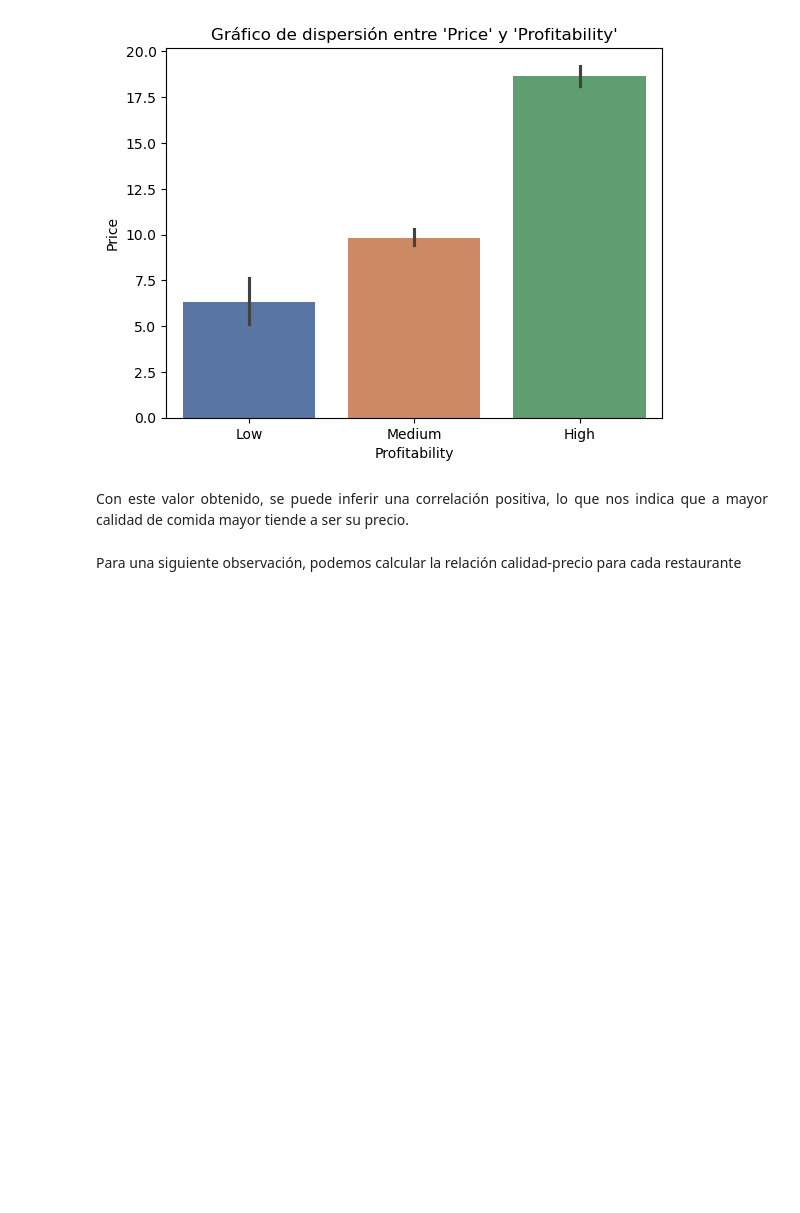
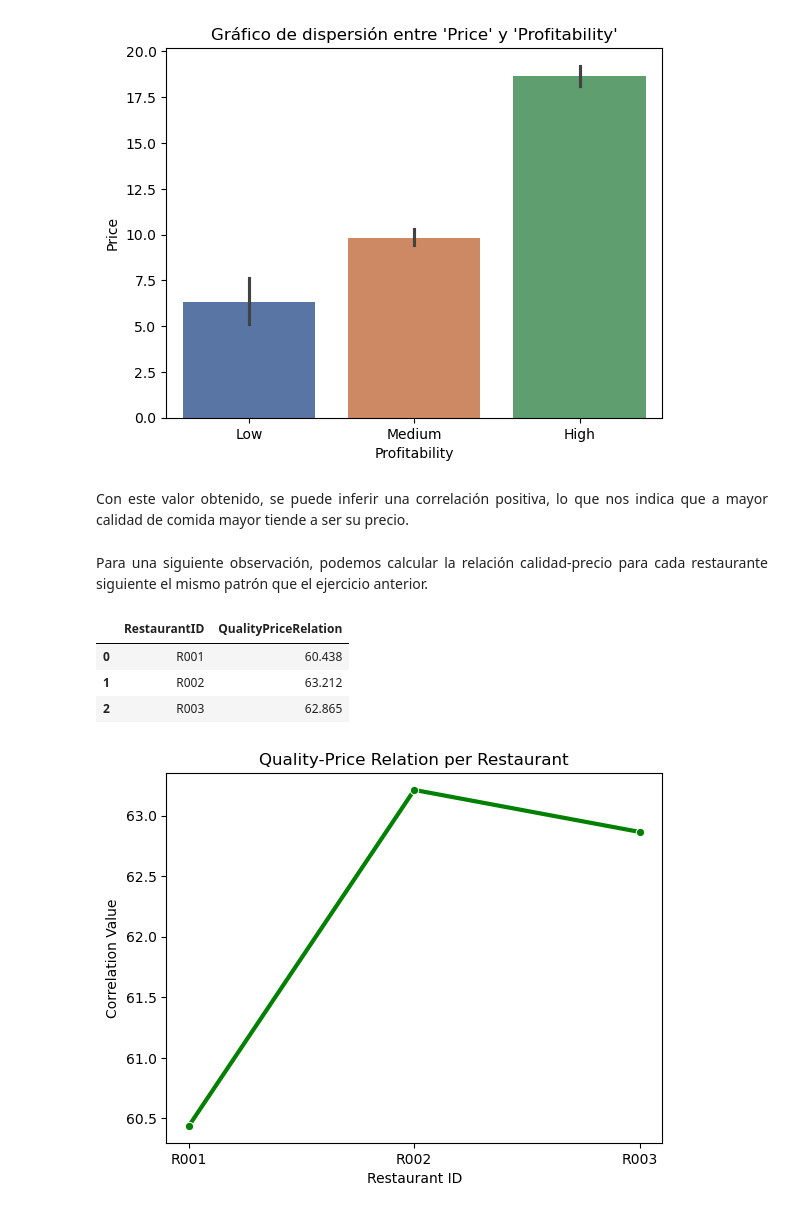
Before and after one commit to Morax19/DM_UCV_DanielHernandez, a Jupyter notebook: Asignacion2/DM_Asig2_DanielHernandez.ipynb, the cells around one changed output. Cells and saved outputs as stored; diff of their text form; code cells hidden in the pictures; blank space fills up the shorter version.

```diff
--- a/Asignacion2/DM_Asig2_DanielHernandez.ipynb
+++ b/Asignacion2/DM_Asig2_DanielHernandez.ipynb
@@ -91,5 +93,48 @@ Con este valor obtenido, se puede inferir una correlación positiva, lo que nos
 </div>
 # %% [markdown]
 <div style="text-align: justify;">
-Para una siguiente observación, podemos calcular la relación calidad-precio para cada restaurante
+Para una siguiente observación, podemos calcular la relación calidad-precio para cada restaurante siguiente el mismo patrón que el ejercicio anterior.
 </div>
+# %%
+#   Agrupación de datos para el restaurante correspondiente
+df_r1 = df[df['RestaurantID'] == 'R001']
+df_r2 = df[df['RestaurantID'] == 'R002']
+df_r3 = df[df['RestaurantID'] == 'R003']
+
+#   Creación de la data correspondeinte a cada restaurante
+quality_price_data = {
+    'RestaurantID':['R001', 'R002', 'R003'],
+    'QualityPriceRelation':[
+        round((df_r1['Price'].corr(df_r1['ProfitabilityCode']))*100, 3),
+        round((df_r2['Price'].corr(df_r2['ProfitabilityCode']))*100, 3),
+        round((df_r3['Price'].corr(df_r3['ProfitabilityCode']))*100, 3)
+    ]
+}
+
+#   Creación del Data Frame que contiene el porcentaje de correlación entre el precio y la calidad para cada restaurante
+quality_price_per_restaurant_df = pd.DataFrame(quality_price_data)
+quality_price_per_restaurant_df
+# %% [output]
+|  | RestaurantID | QualityPriceRelation |
+| 0 | R001 | 60.438 |
+| 1 | R002 | 63.212 |
+| 2 | R003 | 62.865 |
+# %%
+#   Creación del gráfico de línea
+sns.lineplot(
+    x = 'RestaurantID',
+    y = 'QualityPriceRelation',
+    data = quality_price_per_restaurant_df,
+    linewidth = 3,
+    color = 'green',
+    marker = 'o'
+)
+
+#   Configuración del gráfico
+plt.title("Quality-Price Relation per Restaurant")
+plt.xlabel("Restaurant ID")
+plt.ylabel("Correlation Value")
+
+plt.show()
+# %% [output]
+[figure, added]
```
Also changed, not shown: parts of 12 cells of this notebook.
